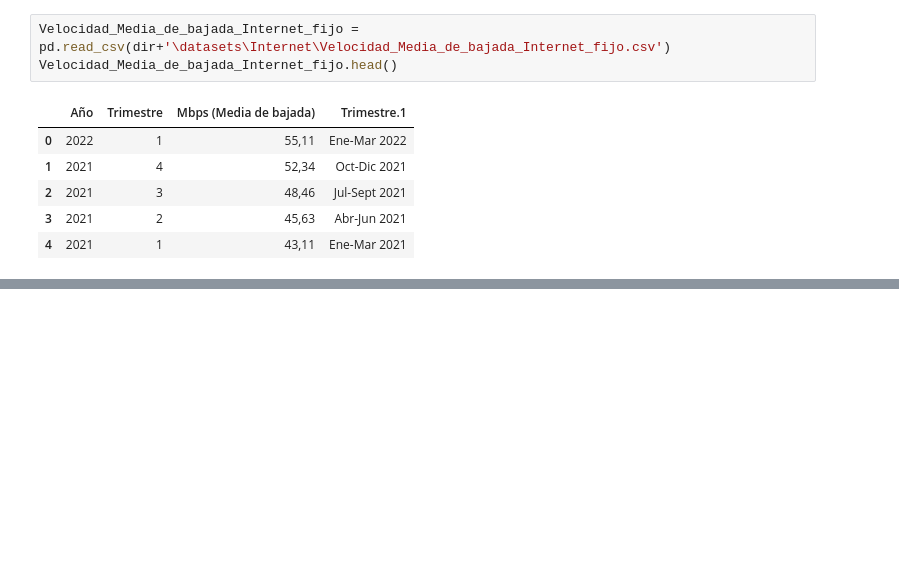
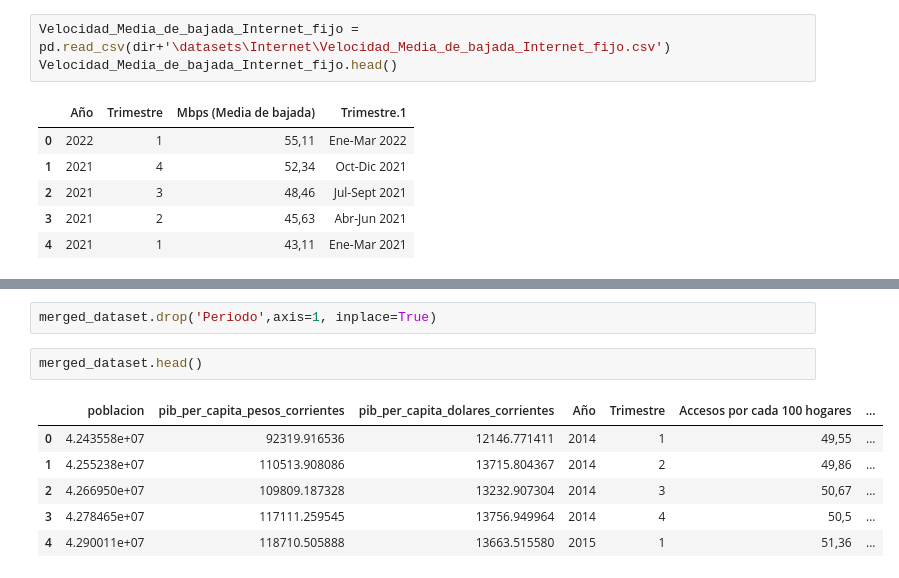
Before and after one commit to pakyxs/ainternet-access-argentina-analysis, a Jupyter notebook: EDA.ipynb, the cells around one changed output, grey strips where cells are left out. Drawn from its saved outputs; the diff is of its cells as text; blank space fills up the shorter version.

```diff
--- a/EDA.ipynb
+++ b/EDA.ipynb
@@ -386,0 +356,11 @@ Velocidad_Media_de_bajada_Internet_fijo.head()
+# %%
+merged_dataset.drop('Periodo',axis=1, inplace=True)
+# %%
+merged_dataset.head()
+# %% [output]
+|  | poblacion | pib_per_capita_pesos_corrientes | pib_per_capita_dolares_corrientes | Año | Trimestre | Accesos por cada 100 hogares | ... |
+| 0 | 4.243558e+07 | 92319.916536 | 12146.771411 | 2014 | 1 | 49,55 | ... |
+| 1 | 4.255238e+07 | 110513.908086 | 13715.804367 | 2014 | 2 | 49,86 | ... |
+| 2 | 4.266950e+07 | 109809.187328 | 13232.907304 | 2014 | 3 | 50,67 | ... |
+| 3 | 4.278465e+07 | 117111.259545 | 13756.949964 | 2014 | 4 | 50,5 | ... |
+| 4 | 4.290011e+07 | 118710.505888 | 13663.515580 | 2015 | 1 | 51,36 | ... |
```
Also changed, not shown: parts of 16 cells of this notebook, 5 other files.
